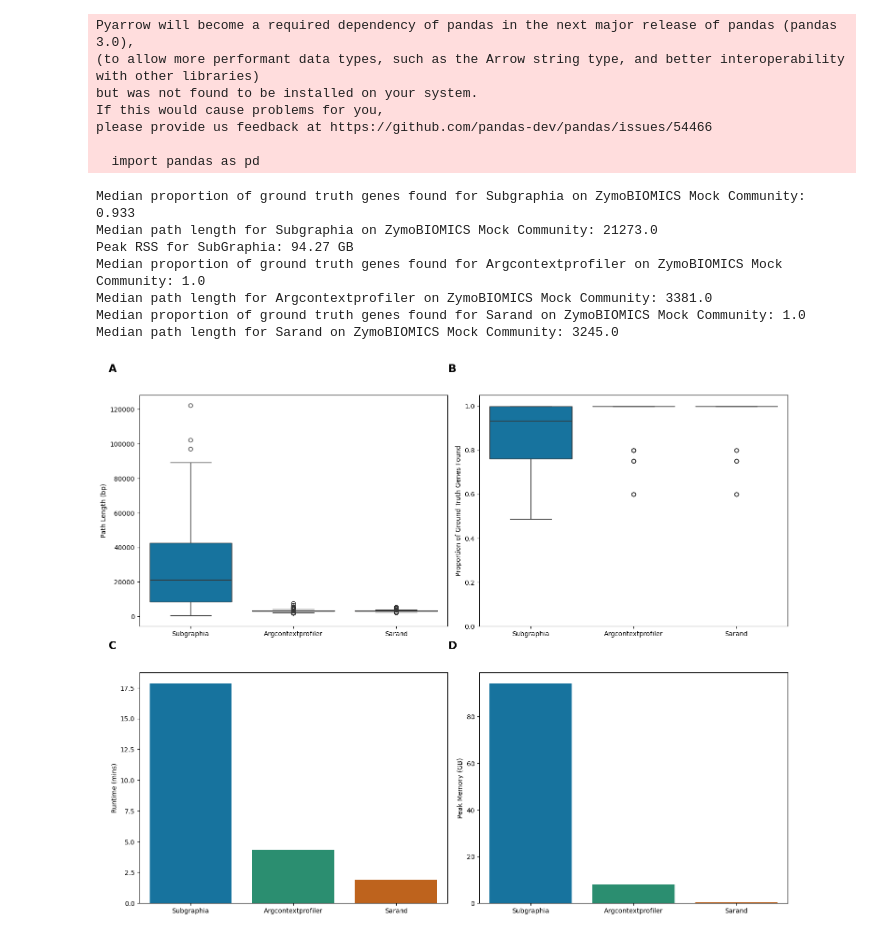
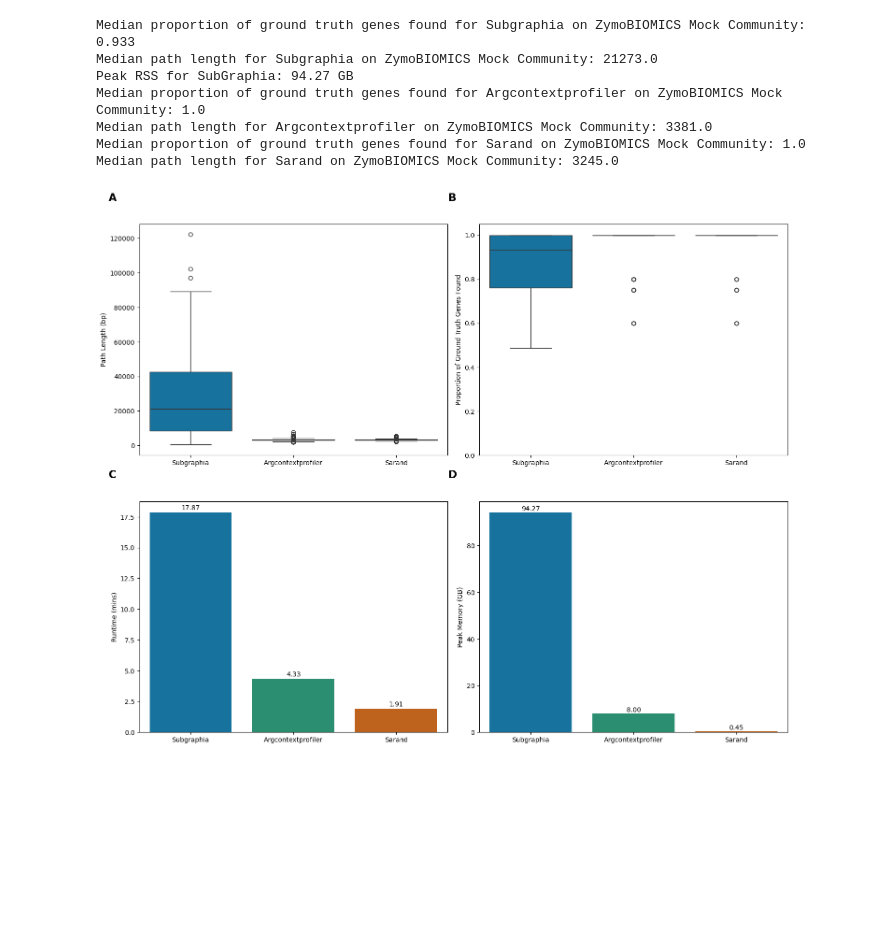
Before and after one commit to maguire-lab/subgraphia_analyses, a Jupyter notebook: benchmarking_fig5/benchmark_figs.ipynb, the cells around one changed output. Cells and saved outputs as stored; diff of their text form; code cells hidden in the pictures; blank space fills up the shorter version.

Commit message:
added fig 5 data+notebook; fixed hardcode in read_graph_con.ipynb

```diff
--- a/benchmarking_fig5/benchmark_figs.ipynb
+++ b/benchmarking_fig5/benchmark_figs.ipynb
@@ -289,45 +308,44 @@ memory_df = pd.DataFrame({
 })
 
 tool_palette = ['#007bb4ff','#1B9E77FF', '#D95F02FF']
 # create a four panel figure with proportion-query-genes-found, length, runtime and memory, label with A, B, C, D in the top left corner of each panel, and save as a png
 fig, axs = plt.subplots(2, 2, figsize=(15, 12))
 # add labels to each panel
 axs[0, 0].text(-0.1, 1.1, 'A', transform=axs[0, 0].transAxes, fontsize=16, fontweight='bold')
 axs[0, 1].text(-0.1, 1.1, 'B', transform=axs[0, 1].transAxes, fontsize=16, fontweight='bold')
 axs[1, 0].text(-0.1, 1.1, 'C', transform=axs[1, 0].transAxes, fontsize=16, fontweight='bold')
 axs[1, 1].text(-0.1, 1.1, 'D', transform=axs[1, 1].transAxes, fontsize=16, fontweight='bold')
 sns.boxplot(data=query_genes_found_df, ax=axs[0, 1], palette=tool_palette)
 axs[0, 1].set_xlabel('')
 axs[0, 1].set_ylim(0, 1.05)
 axs[0, 1].set_ylabel('Proportion of Ground Truth Genes Found')
 #boxplot for length
 sns.boxplot(data=length_df, ax=axs[0, 0], palette=tool_palette)
 axs[0, 0].set_xlabel('')
 axs[0, 0].set_ylabel('Path Length (bp)')
 
 sns.barplot(data=runtime_df, ax=axs[1, 0], palette=tool_palette)
+# add labels to the bars with the runtime values
+for i, v in enumerate(runtime_df.iloc[0]):
+    axs[1, 0].text(i, v + 0.1, f'{v:.2f}', ha='center', va='bottom', fontsize=10)
 axs[1, 0].set_xlabel('')
 axs[1, 0].set_ylabel('Runtime (mins)')
 sns.barplot(data=memory_df, ax=axs[1, 1], palette=tool_palette)
+# add labels to the bars with the memory values
+for i, v in enumerate(memory_df.iloc[0]):
+    axs[1, 1].text(i, v + 0.1, f'{v:.2f}', ha='center', va='bottom', fontsize=10)
 axs[1, 1].set_xlabel('')
 axs[1, 1].set_ylabel('Peak Memory (GB)')
 
 ## save figure
 plt.tight_layout()
 plt.savefig('../figures_tables/figure_S6.png', dpi=300)
 # %% [output]
-Pyarrow will become a required dependency of pandas in the next major release of pandas (pandas 3.0),
-(to allow more performant data types, such as the Arrow string type, and better interoperability with other libraries)
-but was not found to be installed on your system.
-If this would cause problems for you,
-please provide us feedback at https://github.com/pandas-dev/pandas/issues/54466
-
-  import pandas as pd
+Median proportion of ground truth genes found for Subgraphia on ZymoBIOMICS Mock Community: 0.933
+Median path length for Subgraphia on ZymoBIOMICS Mock Community: 21273.0
+Peak RSS for SubGraphia: 94.27 GB
+Median proportion of ground truth genes found for Argcontextprofiler on ZymoBIOMICS Mock Community: 1.0
+Median path length for Argcontextprofiler on ZymoBIOMICS Mock Community: 3381.0
+Median proportion of ground truth genes found for Sarand on ZymoBIOMICS Mock Community: 1.0
+Median path length for Sarand on ZymoBIOMICS Mock Community: 3245.0
-Median proportion of ground truth genes found for Subgraphia on ZymoBIOMICS Mock Community: 0.933
-Median path length for Subgraphia on ZymoBIOMICS Mock Community: 21273.0
-Peak RSS for SubGraphia: 94.27 GB
-Median proportion of ground truth genes found for Argcontextprofiler on ZymoBIOMICS Mock Community: 1.0
-Median path length for Argcontextprofiler on ZymoBIOMICS Mock Community: 3381.0
-Median proportion of ground truth genes found for Sarand on ZymoBIOMICS Mock Community: 1.0
-Median path length for Sarand on ZymoBIOMICS Mock Community: 3245.0
-[figure, old version]
+[figure, new version]
```
Also changed, not shown: parts of 1 cell of this notebook, 6 other files.
